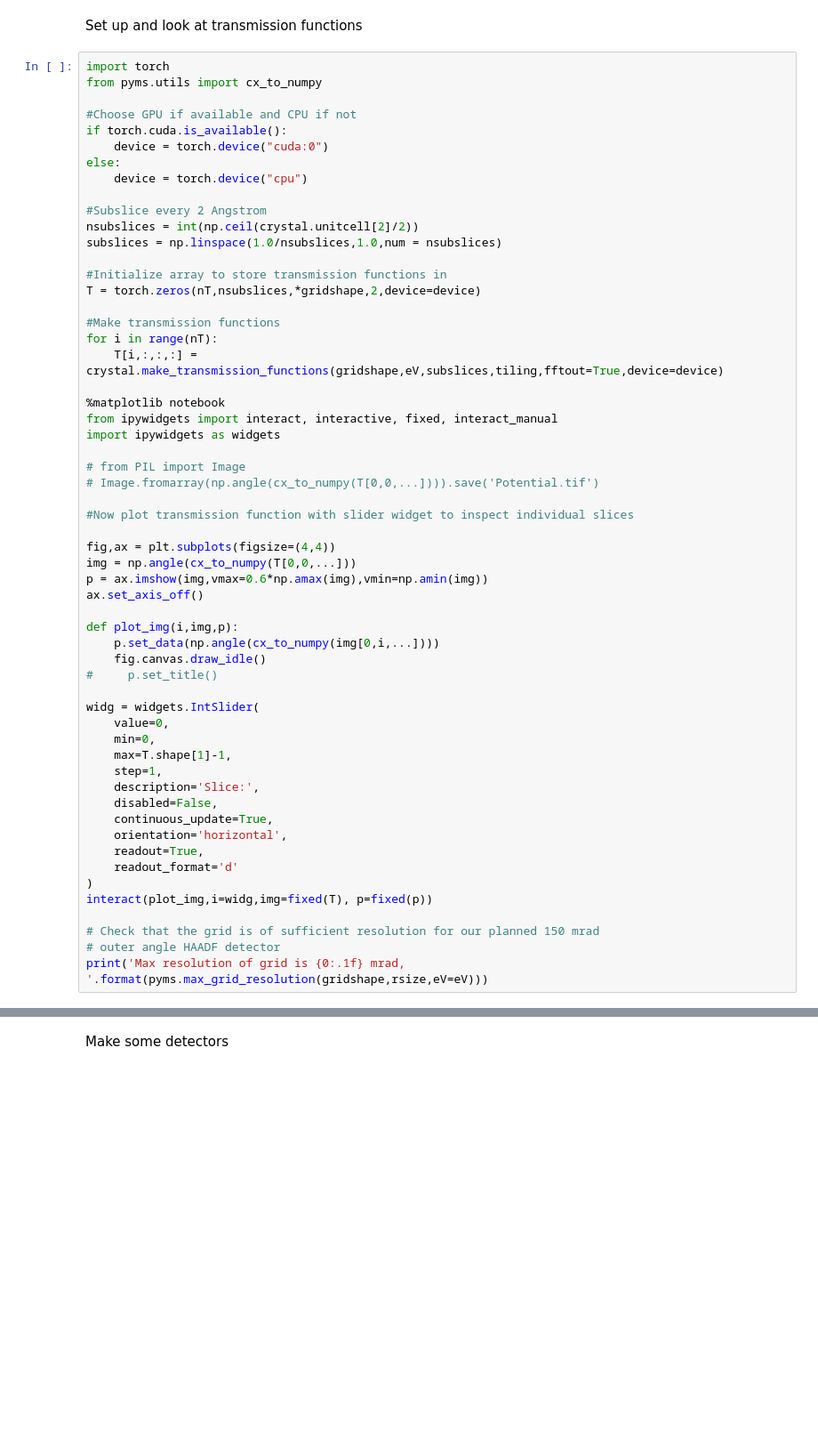
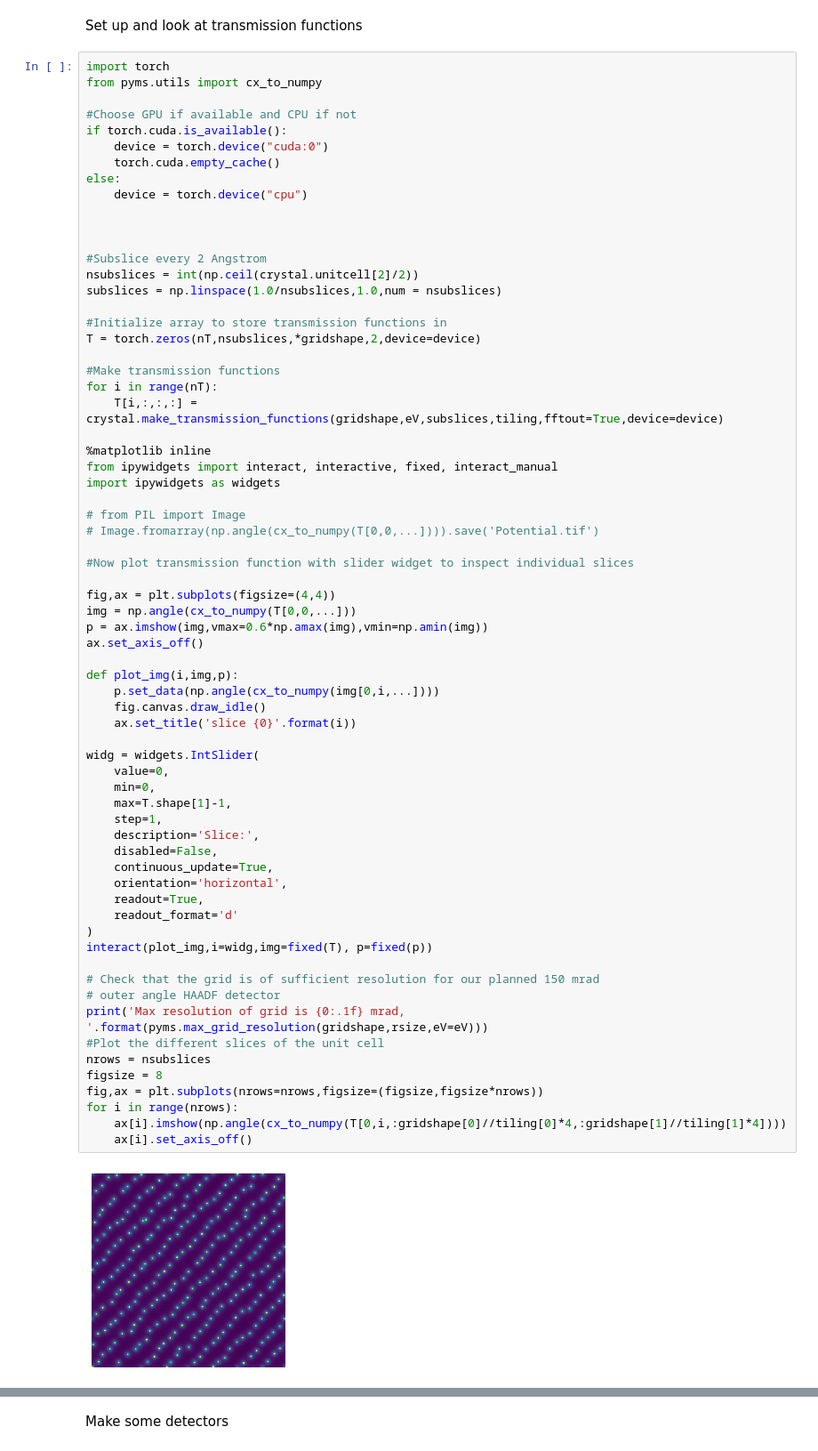
Before and after one commit to HamishGBrown/py_multislice, a Jupyter notebook: Demos/STEM.ipynb, the cells around one changed output, grey strips where cells are left out. Shown at 89% size. Cells and saved outputs as stored; diff of their text form; blank space fills up the shorter version.

```diff
--- a/Demos/STEM.ipynb
+++ b/Demos/STEM.ipynb
@@ -54,8 +57,11 @@ from pyms.utils import cx_to_numpy
 #Choose GPU if available and CPU if not
 if torch.cuda.is_available():
     device = torch.device("cuda:0")
+    torch.cuda.empty_cache()
 else:
     device = torch.device("cpu")
+
+
 
 #Subslice every 2 Angstrom
 nsubslices = int(np.ceil(crystal.unitcell[2]/2))
@@ -68,7 +74,7 @@ T = torch.zeros(nT,nsubslices,*gridshape,2,device=device)
 for i in range(nT):
     T[i,:,:,:] = crystal.make_transmission_functions(gridshape,eV,subslices,tiling,fftout=True,device=device)
 
-%matplotlib notebook
+%matplotlib inline
 from ipywidgets import interact, interactive, fixed, interact_manual
 import ipywidgets as widgets
 
@@ -76,31 +82,40 @@ import ipywidgets as widgets
 # Image.fromarray(np.angle(cx_to_numpy(T[0,0,...]))).save('Potential.tif')
 
 #Now plot transmission function with slider widget to inspect individual slices
 
 fig,ax = plt.subplots(figsize=(4,4))
 img = np.angle(cx_to_numpy(T[0,0,...]))
 p = ax.imshow(img,vmax=0.6*np.amax(img),vmin=np.amin(img))
 ax.set_axis_off()
 
 def plot_img(i,img,p):
     p.set_data(np.angle(cx_to_numpy(img[0,i,...])))
     fig.canvas.draw_idle()
-#     p.set_title()
+    ax.set_title('slice {0}'.format(i))
 
 widg = widgets.IntSlider(
     value=0,
     min=0,
     max=T.shape[1]-1,
     step=1,
     description='Slice:',
     disabled=False,
     continuous_update=True,
     orientation='horizontal',
     readout=True,
     readout_format='d'
 )
 interact(plot_img,i=widg,img=fixed(T), p=fixed(p))
 
 # Check that the grid is of sufficient resolution for our planned 150 mrad
 # outer angle HAADF detector
 print('Max resolution of grid is {0:.1f} mrad, '.format(pyms.max_grid_resolution(gridshape,rsize,eV=eV)))
+#Plot the different slices of the unit cell
+nrows = nsubslices
+figsize = 8
+fig,ax = plt.subplots(nrows=nrows,figsize=(figsize,figsize*nrows))
+for i in range(nrows):
+    ax[i].imshow(np.angle(cx_to_numpy(T[0,i,:gridshape[0]//tiling[0]*4,:gridshape[1]//tiling[1]*4])))
+    ax[i].set_axis_off()
+# %% [output]
+[figure, added]
```
Also changed, not shown: parts of 5 cells of this notebook, 10 other files.
